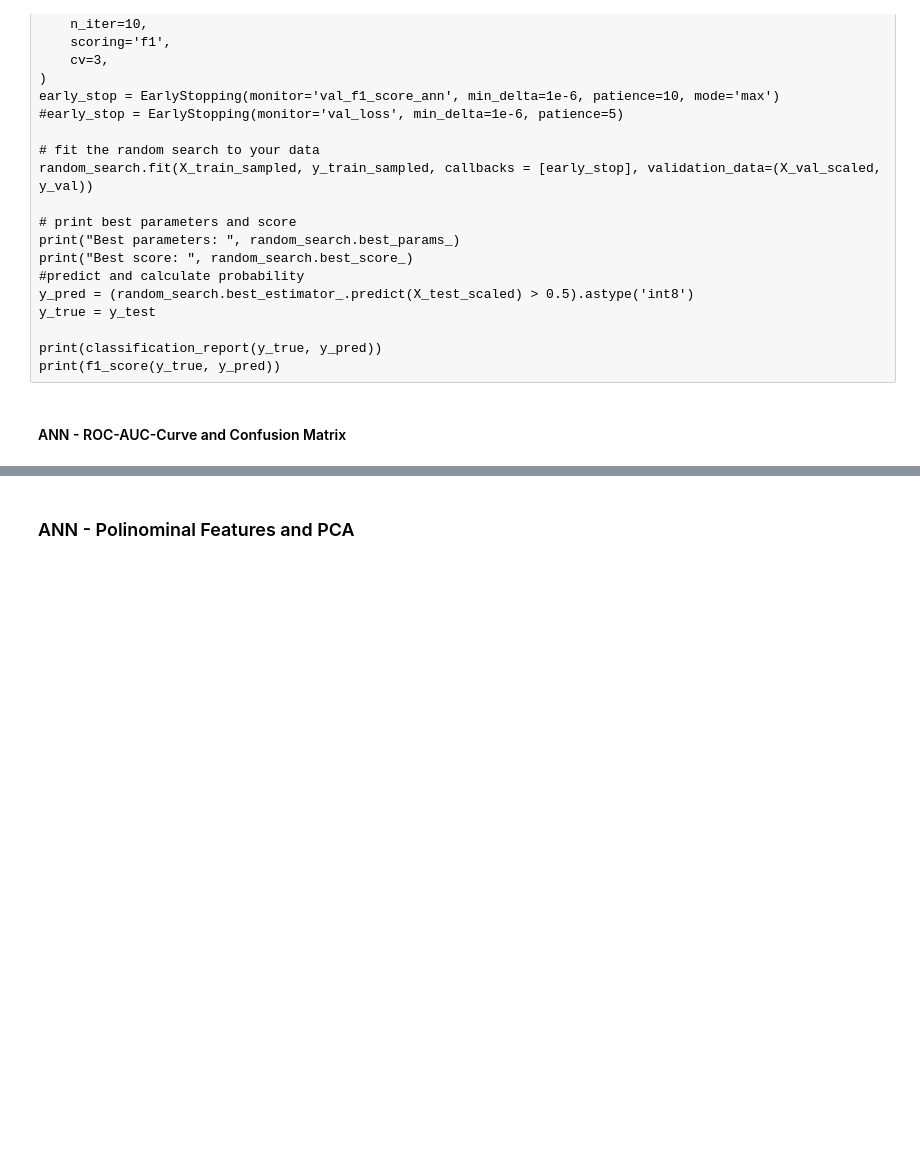
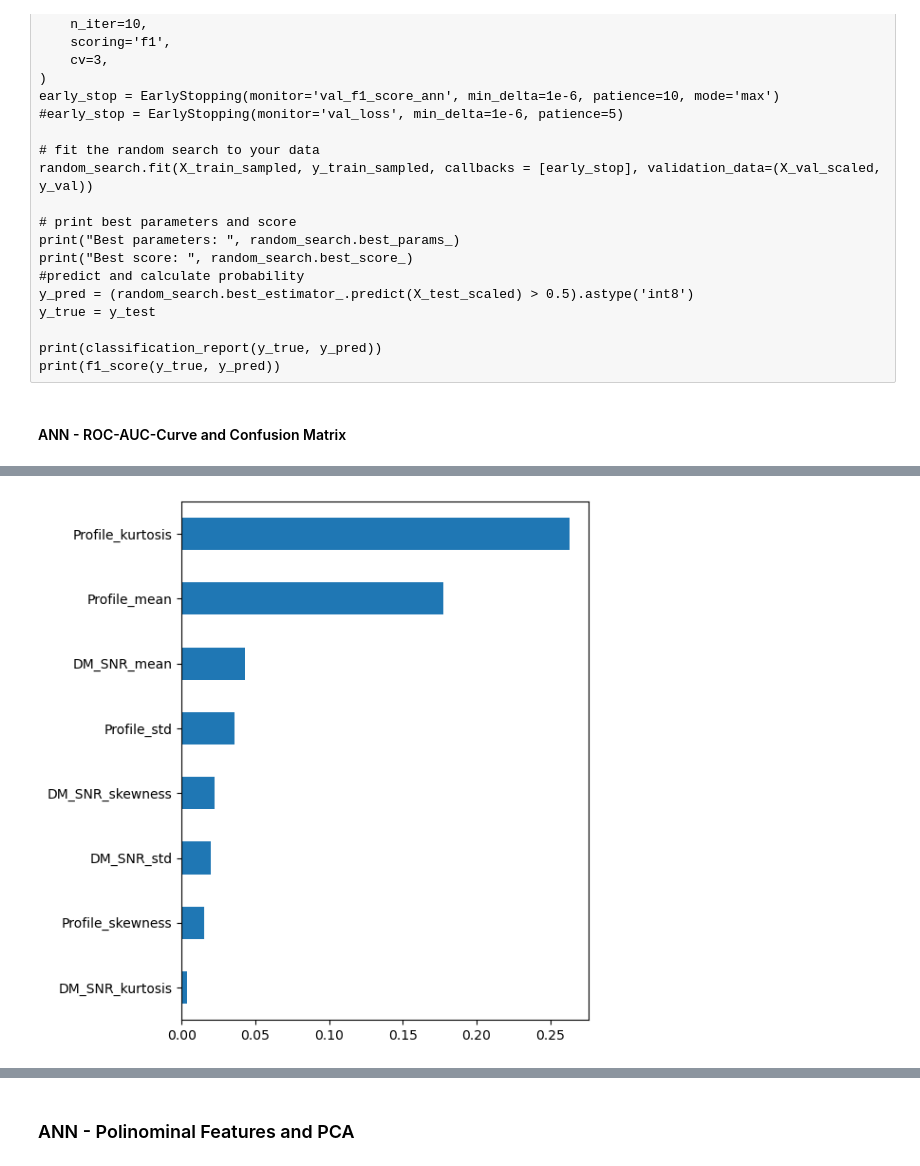
Before and after one commit to daistmarco/PredictingPulsarStar, a Jupyter notebook: PredictingPulsarStar-combined.ipynb, the cells around one changed output, grey strips where cells are left out. Saved outputs shown, nothing was run; the diff lists cells and outputs as text; code cells hidden in the pictures; blank space fills up the shorter version.

```diff
--- a/PredictingPulsarStar-combined.ipynb
+++ b/PredictingPulsarStar-combined.ipynb
@@ -1042,3 +1047,55 @@ cm_ann_display = ConfusionMatrixDisplay(cm_ann).plot()
 ROC_AUC_Score : 0.9776182258926003
 [figure]
 [figure]
+# %%
+# permutation future importance for all used features
+
+# original score from model
+score_orig = f1_score(y_true, y_pred)
+print('f1_score: ',score_orig)
+
+# permutation of features
+perm_importances = []
+#print(X_train.columns.to_list())
+
+df_features = pd.DataFrame(X_test_scaled)
+df_features.columns = ['Profile_mean', 'Profile_std', 'Profile_kurtosis', 'Profile_skewness',
+                              'DM_SNR_mean', 'DM_SNR_std', 'DM_SNR_kurtosis', 'DM_SNR_skewness']
+#features_test_perm.head()
+#features_test_perm.info()
+features_test_perm = df_features.copy()
+
+y_true = y_true
+perm_features = df_features.columns.to_list()
+for col in perm_features:
+
+    #features_test_perm = features_test_final.copy()
+
+    col_perm = (features_test_perm.loc[:, [col]]
+            .sample(frac=1, replace=False, random_state=0)
+            .reset_index(drop=True)
+            .set_index(features_test_perm.index)
+           )
+    features_test_perm[col] = col_perm
+
+    # evaluate permutated dataset
+    y_pred_perm = (model_ann.predict(features_test_perm) > 0.5).astype('int8')
+    score_perm = f1_score(y_true, y_pred_perm)
+
+    perm_importances.append(score_orig-score_perm)
+
+    # reset permutation
+    features_test_perm.loc[:, col] = df_features.loc[:, col]
+
+print(perm_importances)
+
+#----------------
+fig, ax = plt.subplots(figsize=(6,6))
+ax.set_xlabel('Permutation Feature Importance')
+
+# Convert feature importance array into a series and visualize
+perm_importance = pd.Series(perm_importances, index=perm_features).sort_values()
+perm_importance.plot(kind='barh', ax=ax);
+
+fig.tight_layout()
+# %% [output]
@@ -1045,3 +1112,4 @@ ROC_AUC_Score : 0.9776182258926003
+[figure, added]
 # %%
 model_results.append(calculate_scores(y_true, y_pred, name='ANN'))
 
```
Also changed, not shown: parts of 15 cells of this notebook.
